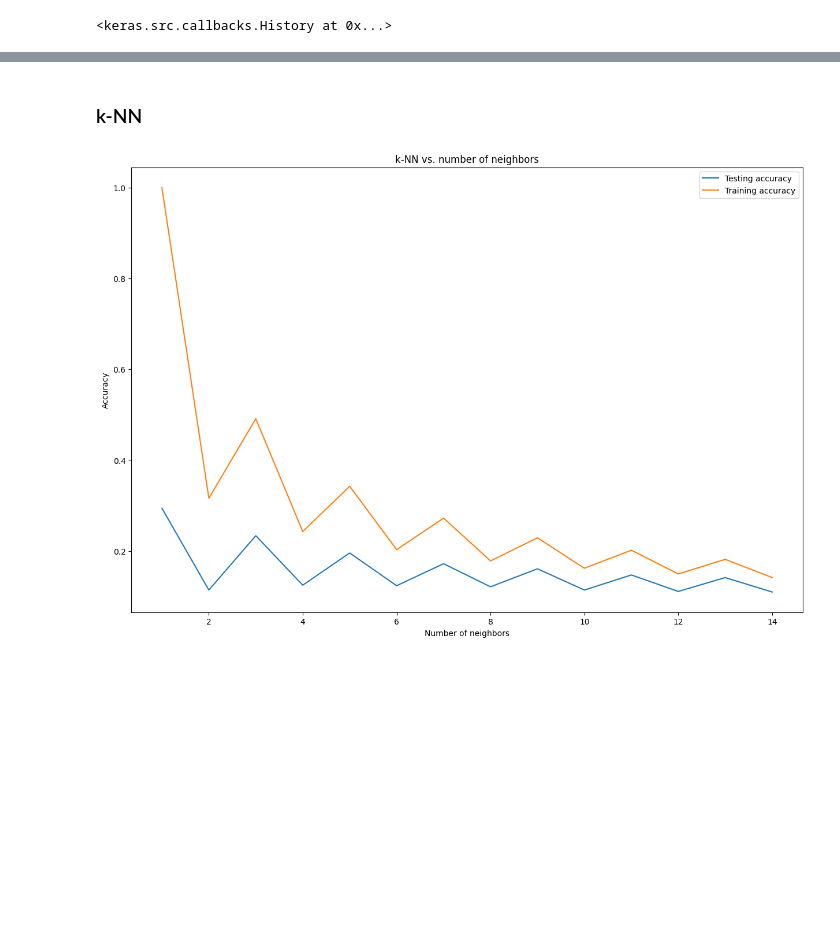
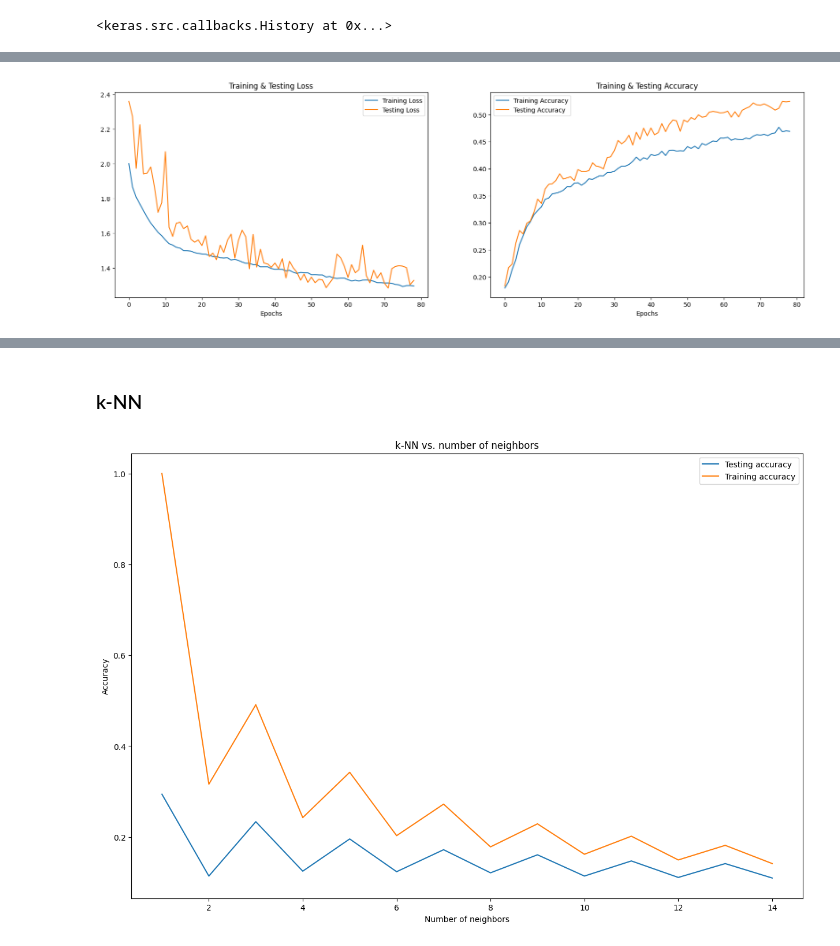
Before and after one commit to RobertoStaino/SER, a Jupyter notebook: exploration_crema.ipynb, the cells around one changed output, grey strips where cells are left out. Cells and saved outputs as stored; diff of their text form; code cells hidden in the pictures; blank space fills up the shorter version.

```diff
--- a/exploration_crema.ipynb
+++ b/exploration_crema.ipynb
@@ -118,3 +119,8 @@ x_train.shape, y_train.shape, x_test.shape, y_test.shape
+# %%
+x_train = np.load('Data/x_train.npy')
+y_train = np.load('Data/y_train.npy')
+x_test = np.load('Data/x_test.npy')
+y_test = np.load('Data/y_test.npy')
 # %%
 # scaling our data with sklearn's Standard scaler
 scaler = StandardScaler()
@@ -266,10 +268,10 @@ def large_base_model():
 # %%
-large_base_model().fit(
+history = large_base_model.fit(
     x_train,
     y_train,
     validation_data=(x_test, y_test),
     epochs=100,
-    callbacks=[EarlyStopping(monitor="val_accuracy", min_delta=0.01, patience=10)]
+    callbacks=[EarlyStopping(monitor="val_accuracy", min_delta=0.005, patience=10)]
 )
 # %% [output]
 Epoch 1/100
@@ -292,0 +299,4 @@ Epoch 74/100
+# %%
+epoch_view(history, num_epochs = len(history.history['loss']))
+# %% [output]
+[figure, added]
```
Also changed, not shown: parts of 15 cells of this notebook, 4 other files.
